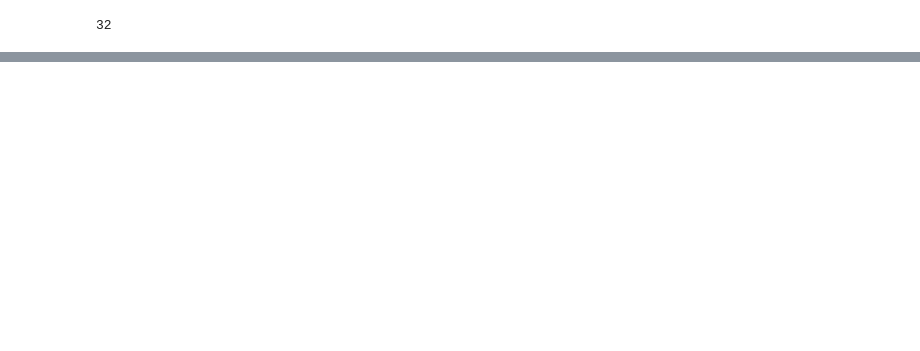
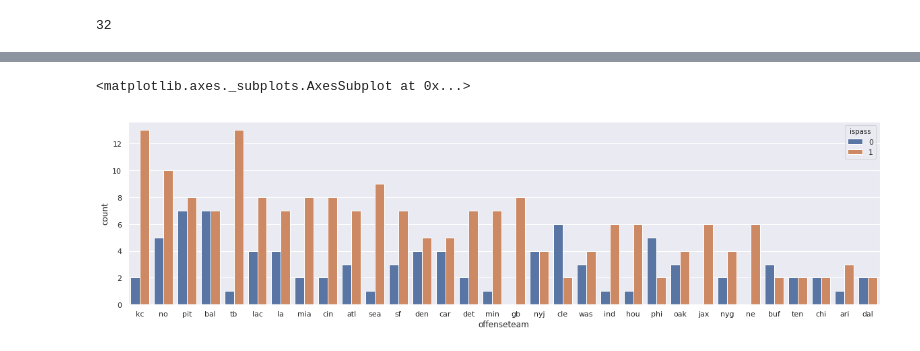
Before and after one commit to rlucioni/nfl, a Jupyter notebook: nfl.ipynb, the cells around one changed output, grey strips where cells are left out. Cells and saved outputs as stored; diff of their text form; code cells hidden in the pictures; blank space fills up the shorter version.

```diff
--- a/nfl.ipynb
+++ b/nfl.ipynb
@@ -179,0 +195,6 @@ sns.countplot(x='offenseteam', data=td_df, order=td_df.offenseteam.value_counts(
+# %%
+scale()
+sns.countplot(x=td_df.offenseteam, hue=td_df.ispass, order=td_df.offenseteam.value_counts().index)
+# %% [output]
+<matplotlib.axes._subplots.AxesSubplot at 0x...>
+[figure, added]
```
Also changed, not shown: parts of 14 cells of this notebook, 1 other file.
